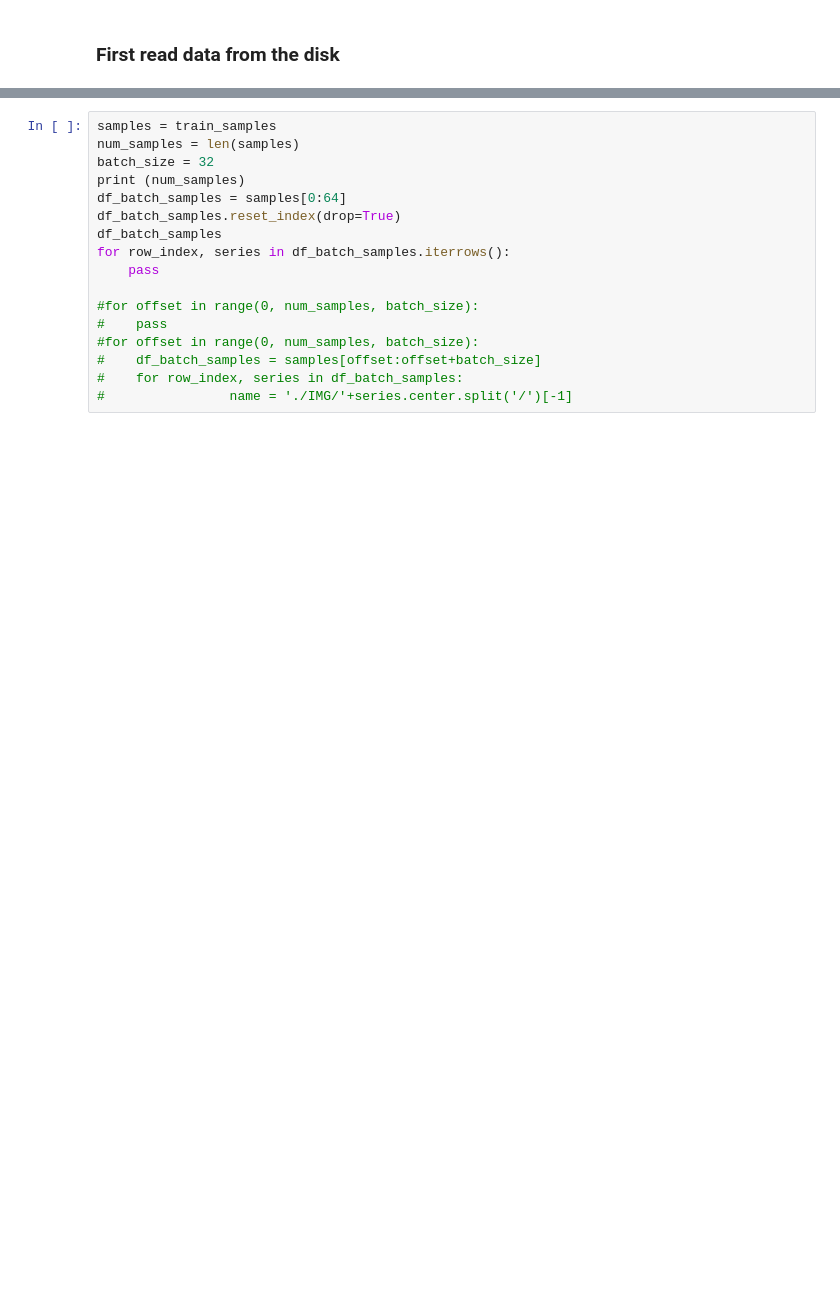
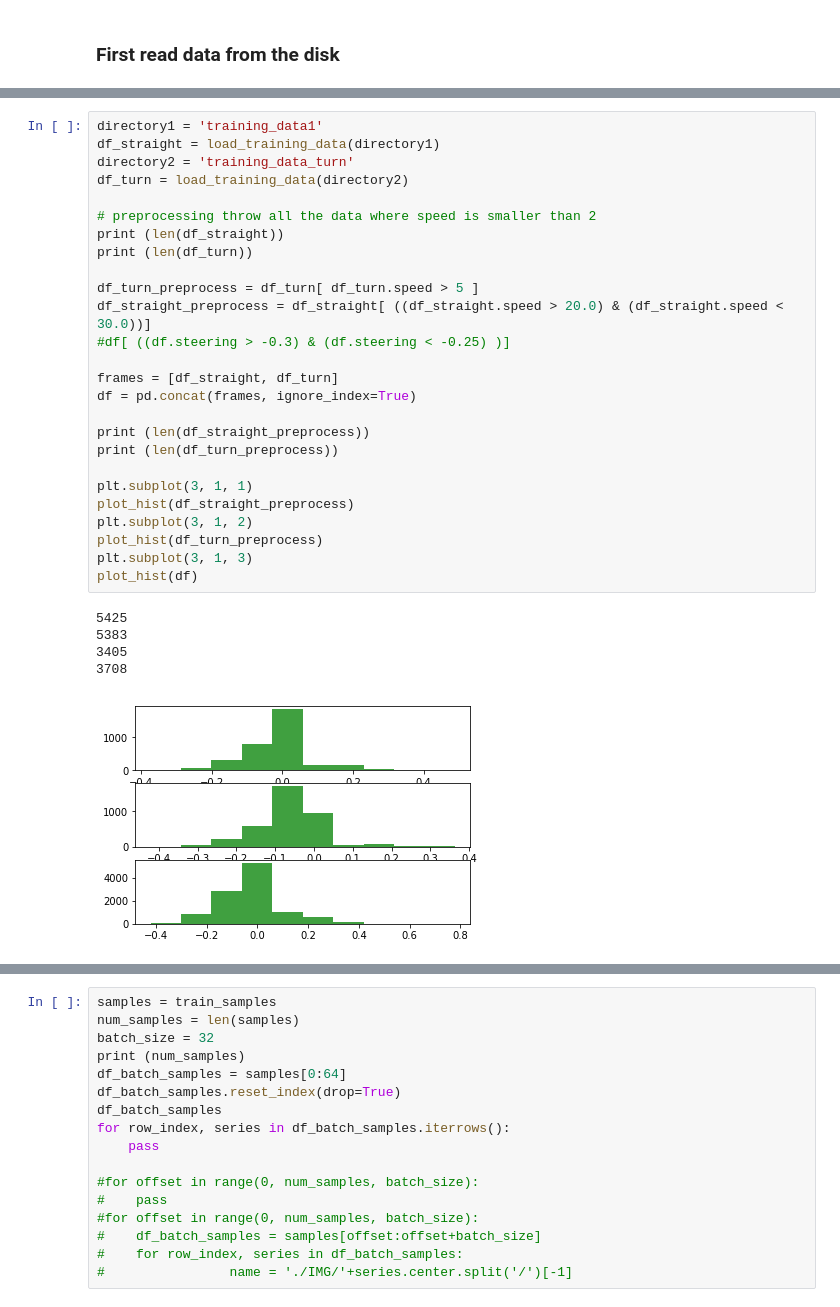
Before and after one commit to sir-siemens/carND-project3, a Jupyter notebook: train.ipynb, the cells around one changed output, grey strips where cells are left out. Cells and saved outputs as stored; diff of their text form; blank space fills up the shorter version.

```diff
--- a/train.ipynb
+++ b/train.ipynb
@@ -66,0 +46,32 @@ len(df)
+# %%
+directory1 = 'training_data1'
+df_straight = load_training_data(directory1)
+directory2 = 'training_data_turn'
+df_turn = load_training_data(directory2)
+
+# preprocessing throw all the data where speed is smaller than 2
+print (len(df_straight))
+print (len(df_turn))
+
+df_turn_preprocess = df_turn[ df_turn.speed > 5 ]
+df_straight_preprocess = df_straight[ ((df_straight.speed > 20.0) & (df_straight.speed < 30.0))]
+#df[ ((df.steering > -0.3) & (df.steering < -0.25) )]
+
+frames = [df_straight, df_turn]
+df = pd.concat(frames, ignore_index=True)
+
+print (len(df_straight_preprocess))
+print (len(df_turn_preprocess))
+
+plt.subplot(3, 1, 1)
+plot_hist(df_straight_preprocess)
+plt.subplot(3, 1, 2)
+plot_hist(df_turn_preprocess)
+plt.subplot(3, 1, 3)
+plot_hist(df)
+# %% [output]
+5425
+5383
+3405
+3708
+[figure, added]
```
Also changed, not shown: parts of 10 cells of this notebook.
